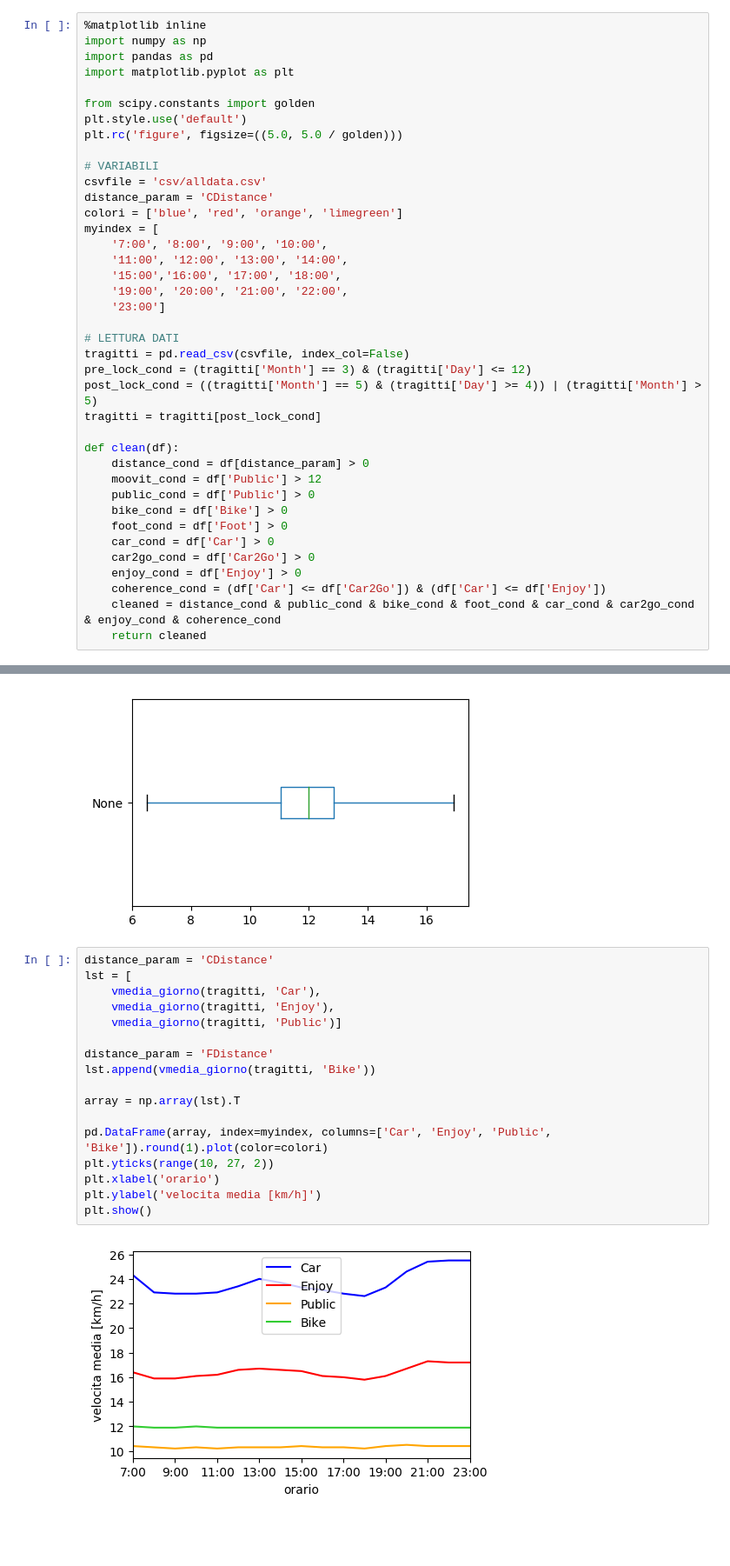
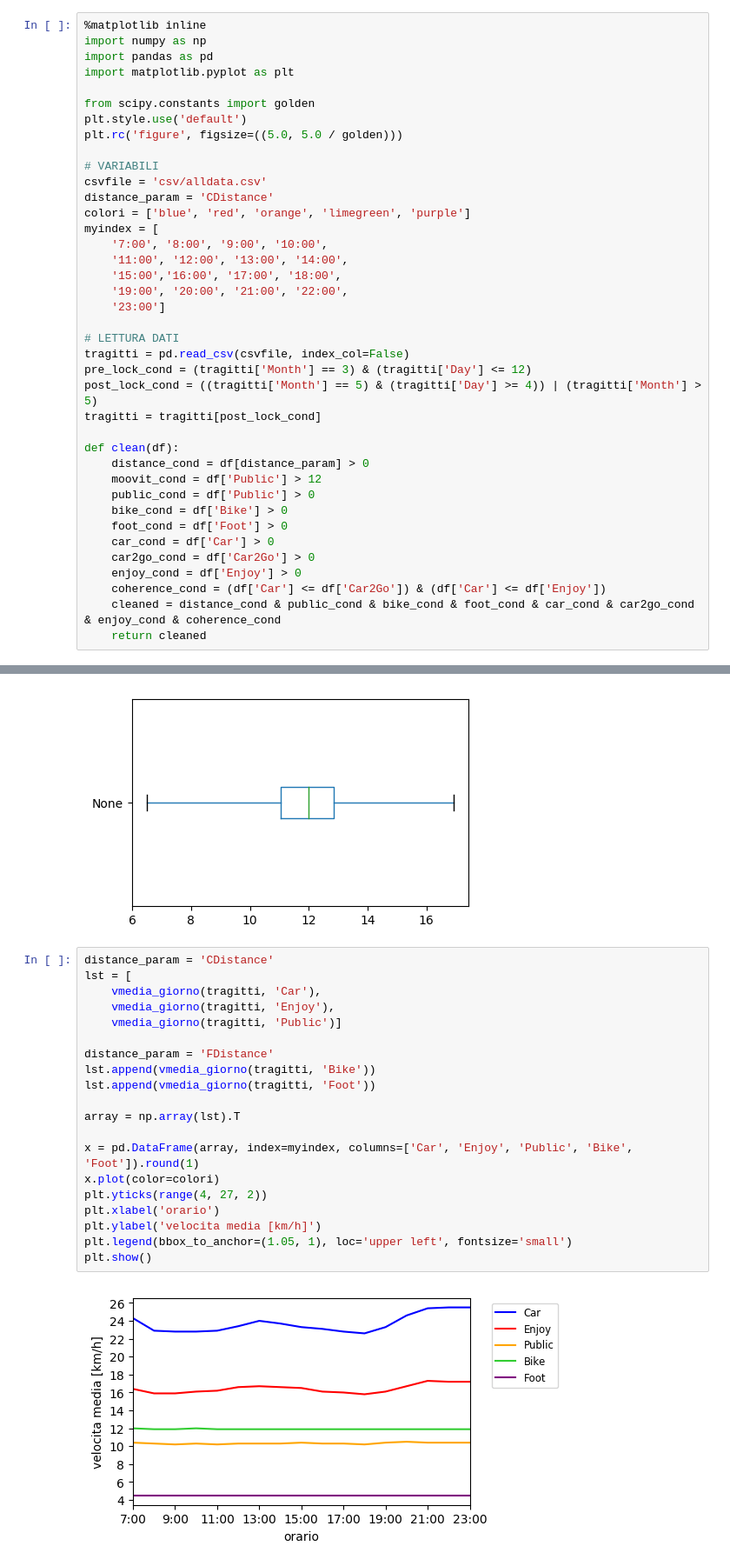
Before and after one commit to mmastrapasqua7/kowalskianalysis, a Jupyter notebook: jupyter/02.0_VariazioneVelocitaMediaMezziInFunzioneDellOrario.ipynb, the cells around one changed output, grey strips where cells are left out. Shown at 87% size. Saved outputs shown, nothing was run; the diff lists cells and outputs as text; blank space fills up the shorter version.

```diff
--- a/jupyter/02.0_VariazioneVelocitaMediaMezziInFunzioneDellOrario.ipynb
+++ b/jupyter/02.0_VariazioneVelocitaMediaMezziInFunzioneDellOrario.ipynb
@@ -11,7 +11,7 @@ plt.rc('figure', figsize=((5.0, 5.0 / golden)))
 # VARIABILI
 csvfile = 'csv/alldata.csv'
 distance_param = 'CDistance'
-colori = ['blue', 'red', 'orange', 'limegreen']
+colori = ['blue', 'red', 'orange', 'limegreen', 'purple']
 myindex = [
     '7:00', '8:00', '9:00', '10:00',
     '11:00', '12:00', '13:00', '14:00',
@@ -115,19 +115,22 @@ plt.show()
 # %%
 distance_param = 'CDistance'
 lst = [
     vmedia_giorno(tragitti, 'Car'),
     vmedia_giorno(tragitti, 'Enjoy'),
     vmedia_giorno(tragitti, 'Public')]
 
 distance_param = 'FDistance'
 lst.append(vmedia_giorno(tragitti, 'Bike'))
+lst.append(vmedia_giorno(tragitti, 'Foot'))
 
 array = np.array(lst).T
 
-pd.DataFrame(array, index=myindex, columns=['Car', 'Enjoy', 'Public', 'Bike']).round(1).plot(color=colori)
-plt.yticks(range(10, 27, 2))
+x = pd.DataFrame(array, index=myindex, columns=['Car', 'Enjoy', 'Public', 'Bike', 'Foot']).round(1)
+x.plot(color=colori)
+plt.yticks(range(4, 27, 2))
 plt.xlabel('orario')
 plt.ylabel('velocita media [km/h]')
+plt.legend(bbox_to_anchor=(1.05, 1), loc='upper left', fontsize='small')
 plt.show()
 # %% [output]
-[figure, old version]
+[figure, new version]
```
Also changed, not shown: parts of 10 cells of this notebook, 3 other files.
